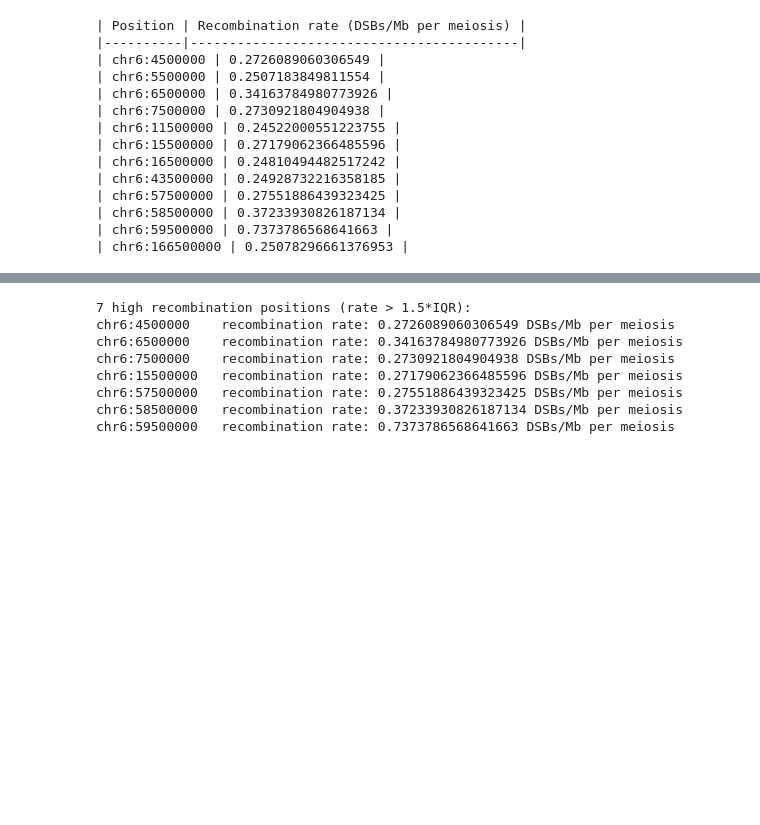
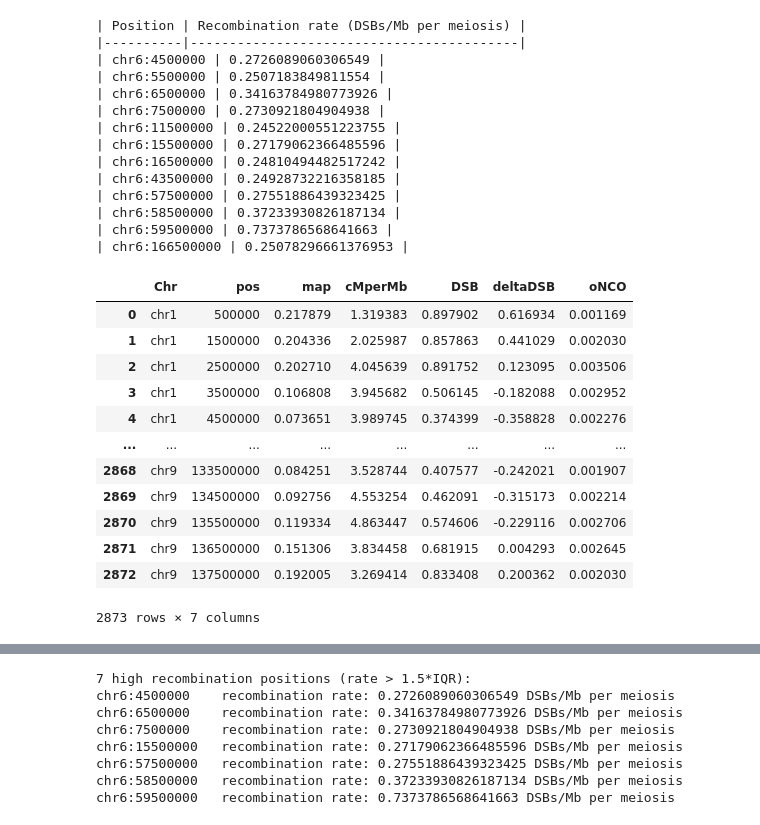
Before and after one commit to jedrzejkubica/Elixir-BH-2025, a Jupyter notebook: haploblock_breakpoints.ipynb, the cells around one changed output, grey strips where cells are left out. Drawn from its saved outputs; the diff is of its cells as text; code cells hidden in the pictures; blank space fills up the shorter version.

```diff
--- a/haploblock_breakpoints.ipynb
+++ b/haploblock_breakpoints.ipynb
@@ -135,6 +137,22 @@ for pos, rate in zip(high_recomb_pos, high_recomb_rates):
 | chr6:58500000 | 0.37233930826187134 |
 | chr6:59500000 | 0.7373786568641663 |
 | chr6:166500000 | 0.25078296661376953 |
+# %%
+pat
+# %% [output]
+|  | Chr | pos | map | cMperMb | DSB | deltaDSB | oNCO |
+| 0 | chr1 | 500000 | 0.217879 | 1.319383 | 0.897902 | 0.616934 | 0.001169 |
+| 1 | chr1 | 1500000 | 0.204336 | 2.025987 | 0.857863 | 0.441029 | 0.002030 |
+| 2 | chr1 | 2500000 | 0.202710 | 4.045639 | 0.891752 | 0.123095 | 0.003506 |
+| 3 | chr1 | 3500000 | 0.106808 | 3.945682 | 0.506145 | -0.182088 | 0.002952 |
+| 4 | chr1 | 4500000 | 0.073651 | 3.989745 | 0.374399 | -0.358828 | 0.002276 |
+| ... | ... | ... | ... | ... | ... | ... | ... |
+| 2868 | chr9 | 133500000 | 0.084251 | 3.528744 | 0.407577 | -0.242021 | 0.001907 |
+| 2869 | chr9 | 134500000 | 0.092756 | 4.553254 | 0.462091 | -0.315173 | 0.002214 |
+| 2870 | chr9 | 135500000 | 0.119334 | 4.863447 | 0.574606 | -0.229116 | 0.002706 |
+| 2871 | chr9 | 136500000 | 0.151306 | 3.834458 | 0.681915 | 0.004293 | 0.002645 |
+| 2872 | chr9 | 137500000 | 0.192005 | 3.269414 | 0.833408 | 0.200362 | 0.002030 |
+2873 rows × 7 columns
 # %%
 # compare maternal and paternal recombination maps
 pat = pandas.read_csv(RECOMBINATION_MAP_PAT,
```
Also changed, not shown: parts of 9 cells of this notebook.
